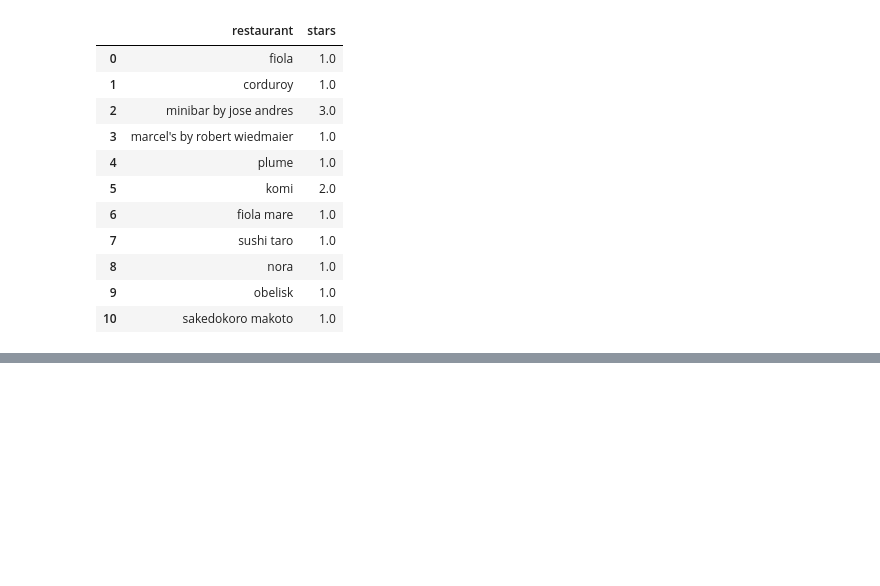
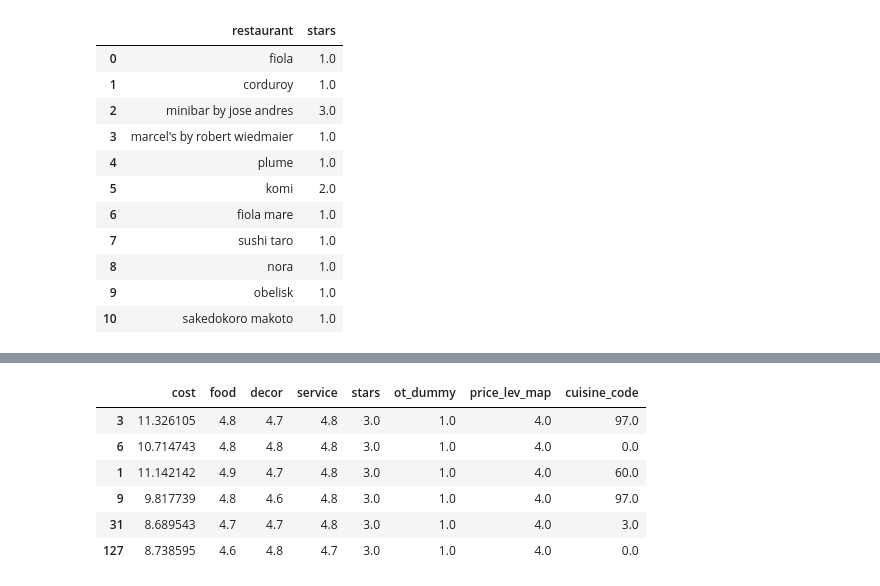
Before and after one commit to josephofiowa/dc-michelin-challenge, a Jupyter notebook: submissions/erinlynch-klarup/Michelin models.ipynb, the cells around one changed output, grey strips where cells are left out. Drawn from its saved outputs; the diff is of its cells as text; code cells hidden in the pictures; blank space fills up the shorter version.

Commit message:
presentation updates

```diff
--- a/submissions/erinlynch-klarup/Michelin models.ipynb
+++ b/submissions/erinlynch-klarup/Michelin models.ipynb
@@ -512,0 +507,10 @@ predictions.to_csv('C:/Users/elynchklarup/Desktop/dc-michelin-challenge/submissi
+# %%
+ntrain5 = engineer_data5(ntrain)
+strain5 = engineer_data5(strain)
+ctest5 = engineer_data5(ctest)
+
+training = ntrain5.append(strain5)
+X_train = training.drop(['stars'], axis=1)
+y_train = training.stars
+X_test = ctest5.drop(['stars'], axis=1)
+y_test = ctest5.stars
@@ -512,0 +547,12 @@ predictions.to_csv('C:/Users/elynchklarup/Desktop/dc-michelin-challenge/submissi
+# %%
+#Finding the restuarants in one leaf node -- for demo purposes in presentation
+
+training[(training.cost>8.44) & (training.ot_dummy==1)]
+# %% [output]
+|  | cost | food | decor | service | stars | ot_dummy | price_lev_map | cuisine_code |
+| 3 | 11.326105 | 4.8 | 4.7 | 4.8 | 3.0 | 1.0 | 4.0 | 97.0 |
+| 6 | 10.714743 | 4.8 | 4.8 | 4.8 | 3.0 | 1.0 | 4.0 | 0.0 |
+| 1 | 11.142142 | 4.9 | 4.7 | 4.8 | 3.0 | 1.0 | 4.0 | 60.0 |
+| 9 | 9.817739 | 4.8 | 4.6 | 4.8 | 3.0 | 1.0 | 4.0 | 97.0 |
+| 31 | 8.689543 | 4.7 | 4.7 | 4.8 | 3.0 | 1.0 | 4.0 | 3.0 |
+| 127 | 8.738595 | 4.6 | 4.8 | 4.7 | 3.0 | 1.0 | 4.0 | 0.0 |
```
Also changed, not shown: parts of 20 cells of this notebook, 3 other files.
